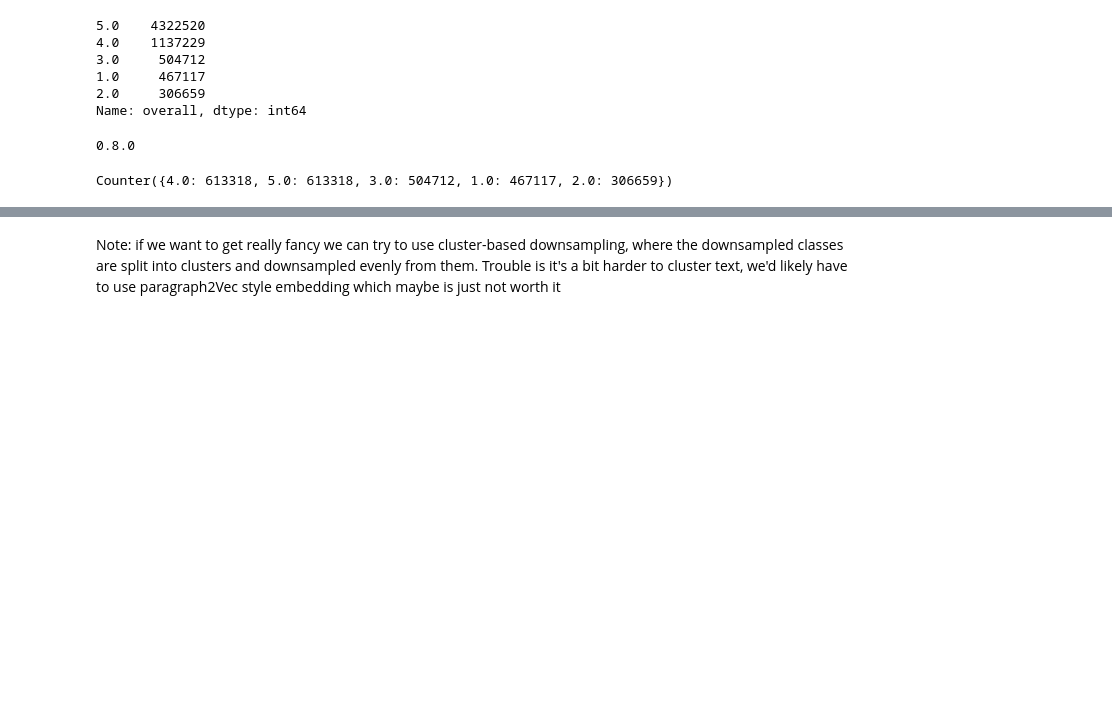
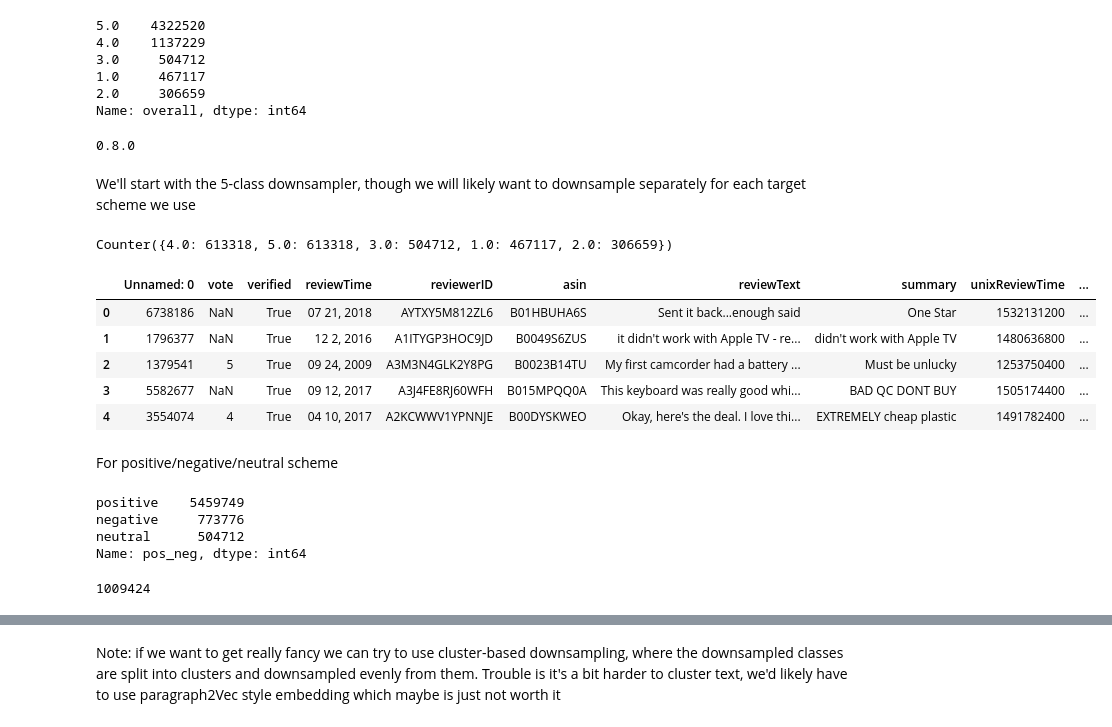
Before and after one commit to dannygallagher/Amazon-Review-Sentiment-Analysis, a Jupyter notebook: Preprocessing and EDA.ipynb, the cells around one changed output, grey strips where cells are left out. Drawn from its saved outputs; the diff is of its cells as text; code cells hidden in the pictures; blank space fills up the shorter version.

```diff
--- a/Preprocessing and EDA.ipynb
+++ b/Preprocessing and EDA.ipynb
@@ -574,7 +599,7 @@ sns.countplot(el['overall'])
 <AxesSubplot:xlabel='overall', ylabel='count'>
 [figure]
 # %%
-rating_counts = el['overall'].value_counts()
+rating_counts = el_clean['overall'].value_counts()
 rating_counts
 # %% [output]
 5.0    4322520
@@ -591,12 +616,13 @@ print(imblearn.__version__)
 0.8.0
 # %%
 from imblearn.under_sampling import RandomUnderSampler
+# %% [markdown]
+We'll start with the 5-class downsampler, though we will likely want to downsample separately for each target scheme we use
 # %%
 # Define a randomUnderSampler. Here we set the sampling strategy to downsample until #minority/#class = threshold
 # This should help us cut back a bit on removing potentially valuable information (and the distribution)
 # while also not affecting the non-5 classes much
-x = el.drop('overall', axis=1)
-y = el['overall']
+
 
 def define_sample_counts(rating_counts, threshold):
     min_count = min(rating_counts)
@@ -609,7 +635,21 @@ def define_sample_counts(rating_counts, threshold):
 sample_counts = define_sample_counts(rating_counts, .5)
 
 under = RandomUnderSampler(sampling_strategy={1: sample_counts['sample_target'][1] , 2: sample_counts['sample_target'][2], 3: sample_counts['sample_target'][3], 4: sample_counts['sample_target'][4], 5: sample_counts['sample_target'][5]})
-x_under, y_under = under.fit_resample(x, y)
-print(Counter(y_under))
-# %% [output]
-Counter({4.0: 613318, 5.0: 613318, 3.0: 504712, 1.0: 467117, 2.0: 306659})
+# %%
+x = el_clean.drop(['overall', 'pos_neg', 'neutrality'], axis=1)
+y = el_clean['overall']
+
+x_under, y_under = under.fit_resample(x, y)
+print(Counter(y_under))
+# %% [output]
+Counter({4.0: 613318, 5.0: 613318, 3.0: 504712, 1.0: 467117, 2.0: 306659})
+# %%
+el_downsampled = x_under.join(y_under)
+el_downsampled.head()
+# %% [output]
+|  | Unnamed: 0 | vote | verified | reviewTime | reviewerID | asin | reviewText | summary | unixReviewTime | ... |
+| 0 | 6738186 | NaN | True | 07 21, 2018 | AYTXY5M812ZL6 | B01HBUHA6S | Sent it back...enough said | One Star | 1532131200 | ... |
+| 1 | 1796377 | NaN | True | 12 2, 2016 | A1ITYGP3HOC9JD | B0049S6ZUS | it didn't work with Apple TV - re... | didn't work with Apple TV | 1480636800 | ... |
+| 2 | 1379541 | 5 | True | 09 24, 2009 | A3M3N4GLK2Y8PG | B0023B14TU | My first camcorder had a battery ... | Must be unlucky | 1253750400 | ... |
+| 3 | 5582677 | NaN | True | 09 12, 2017 | A3J4FE8RJ60WFH | B015MPQQ0A | This keyboard was really good whi... | BAD QC DONT BUY | 1505174400 | ... |
+| 4 | 3554074 | 4 | True | 04 10, 2017 | A2KCWWV1YPNNJE | B00DYSKWEO | Okay, here's the deal. I love thi... | EXTREMELY cheap plastic | 1491782400 | ... |
@@ -615,0 +658,15 @@ Counter({4.0: 613318, 5.0: 613318, 3.0: 504712, 1.0: 467117, 2.0: 306659})
+# %% [markdown]
+For positive/negative/neutral scheme
+# %%
+rating_counts = el_clean['pos_neg'].value_counts()
+rating_counts
+# %% [output]
+positive    5459749
+negative     773776
+neutral      504712
+Name: pos_neg, dtype: int64
+# %%
+sample_counts = define_sample_counts(rating_counts, .5)
+sample_counts['sample_target']['positive']
+# %% [output]
+1009424
```
Also changed, not shown: parts of 67 cells of this notebook.
